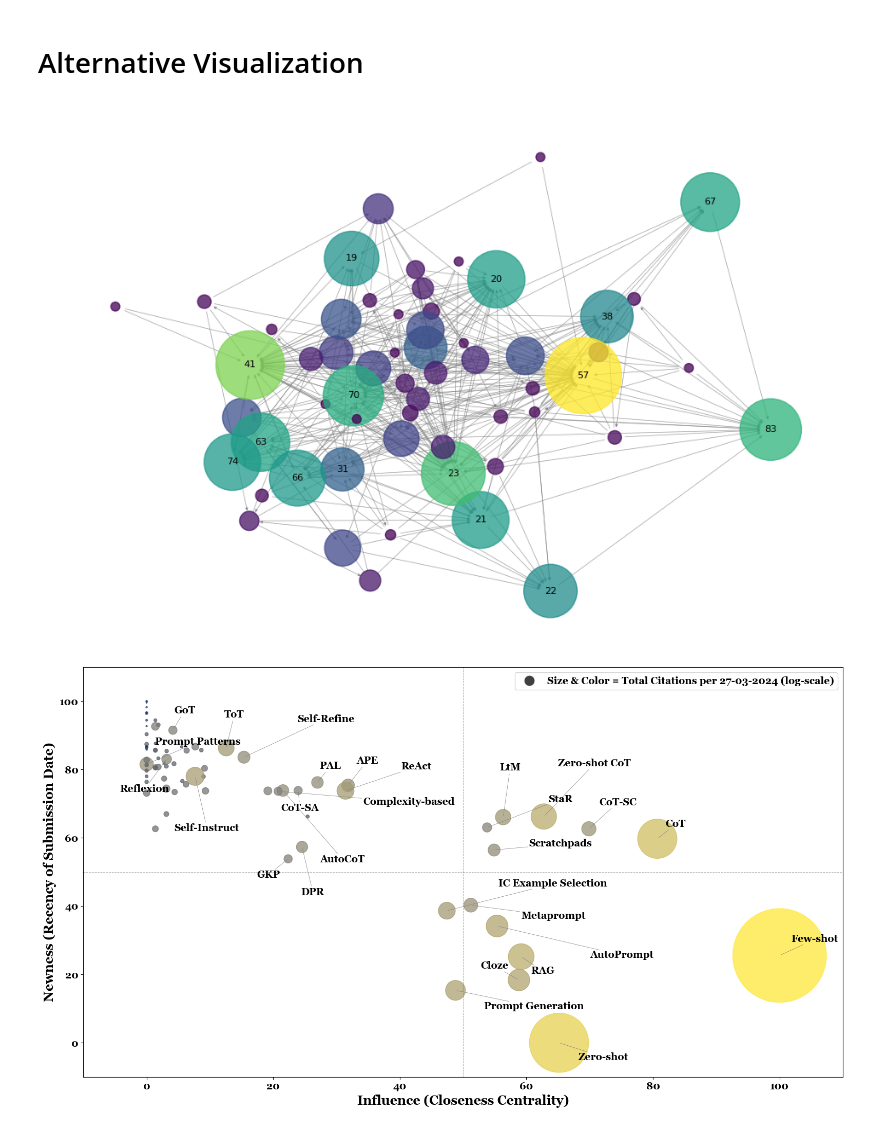
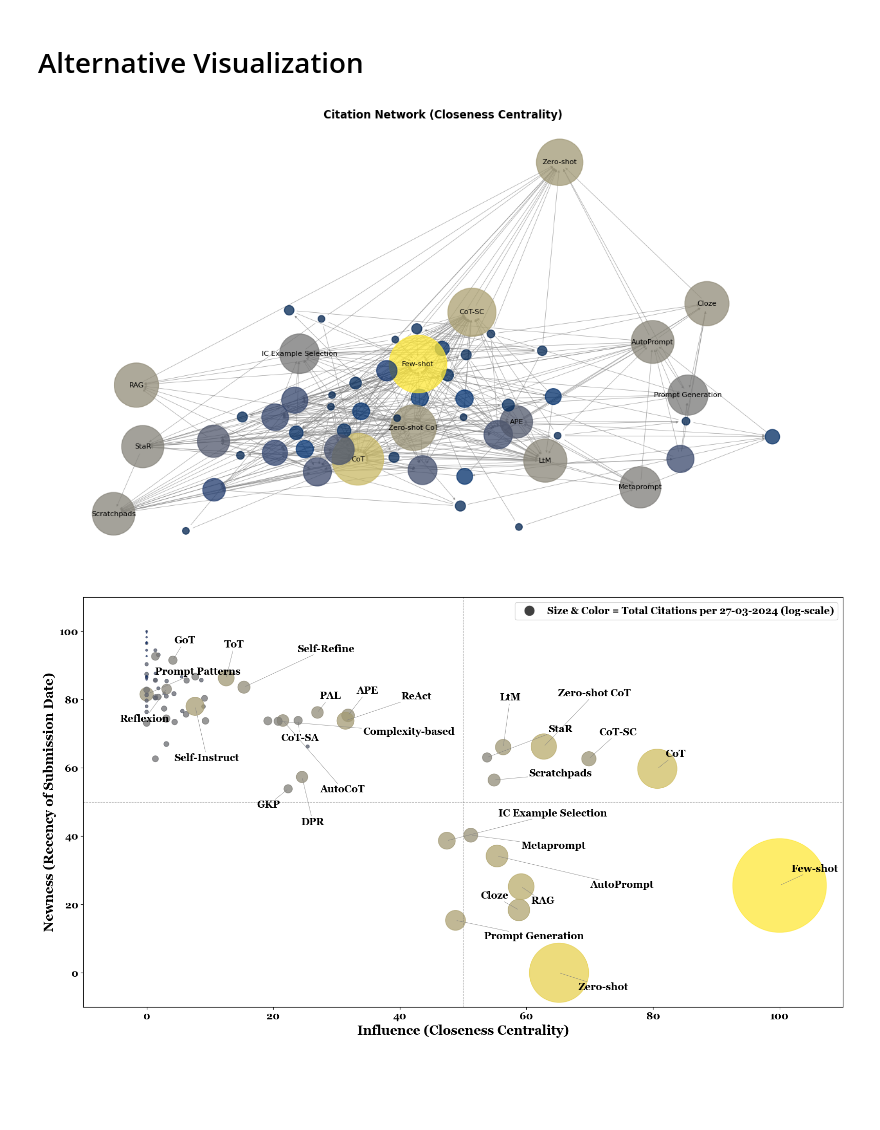
Before and after one commit to MaBlock7/citation_network, a Jupyter notebook: network_analysis.ipynb, the cells around one changed output. Cells and saved outputs as stored; diff of their text form; code cells hidden in the pictures; blank space fills up the shorter version.

```diff
--- a/network_analysis.ipynb
+++ b/network_analysis.ipynb
@@ -192,6 +183,7 @@ df_sorted.to_excel('network_analysis_results.xlsx', index=False)
 # %%
 def visualize_graph_with_closeness_centrality(
     graph: nx.DiGraph,
+    name_dict: dict,
     top_n: int = 15,
     k: int = 3,
     threshold: float = 0.01
@@ -221,24 +213,28 @@ def visualize_graph_with_closeness_centrality(
     node_sizes = [centrality[node] * 5000 for node in subgraph.nodes() if node in filtered_nodes]
 
     # Draw the graph
-    plt.figure(figsize=(12, 8))
+    plt.figure(figsize=(16, 9))
 
     pos = nx.spring_layout(subgraph, k=k, iterations=5000)
 
-    nx.draw_networkx_nodes(subgraph, pos, node_size=node_sizes, node_color=[centrality[node] for node in subgraph.nodes()], alpha=0.75, cmap=plt.cm.viridis)
-    nx.draw_networkx_labels(subgraph, pos, labels={node: node if node in top_nodes else '' for node in subgraph.nodes()}, font_size=8)
+    nx.draw_networkx_nodes(subgraph, pos, node_size=node_sizes, node_color=[centrality[node] for node in subgraph.nodes()], alpha=0.75, cmap=plt.cm.cividis)
+    nx.draw_networkx_labels(subgraph, pos, labels={node: name_dict[node] if node in top_nodes else '' for node in subgraph.nodes()}, font_size=8)
     nx.draw_networkx_edges(subgraph, pos, width=0.5, alpha=0.75, edge_color='grey', arrowsize=5)
 
     # Remove axes
     plt.axis('off')
 
+    plt.title('Citation Network (Closeness Centrality)', fontweight='bold')
     # Show the plot
     plt.show()
+# %%
+title_short_name_dict = dict(zip(df.title_formatted, df.framework_short_name))
+name_dict = {title_to_number[title]: short_name for title, short_name in title_short_name_dict.items()}
 # %%
 # Visualize the closeness centrality of the graph
-visualize_graph_with_closeness_centrality(G)
+visualize_graph_with_closeness_centrality(G, name_dict)
 # %% [output]
-[figure, old version]
+[figure, new version]
 # %%
 plt.rcParams['font.size'] = 14  # Adjust to your preference
 plt.rcParams['font.weight'] = 'bold'  # Make the text bold
```
Also changed, not shown: parts of 2 cells of this notebook, 1 other file.
